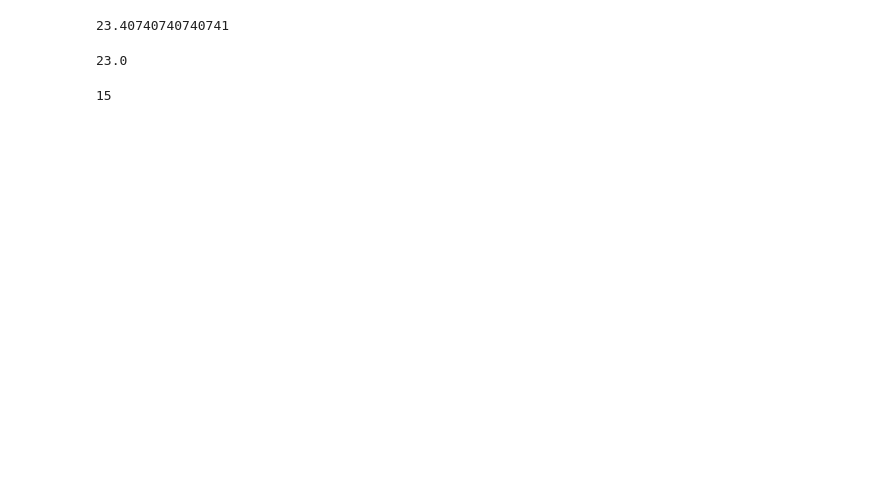
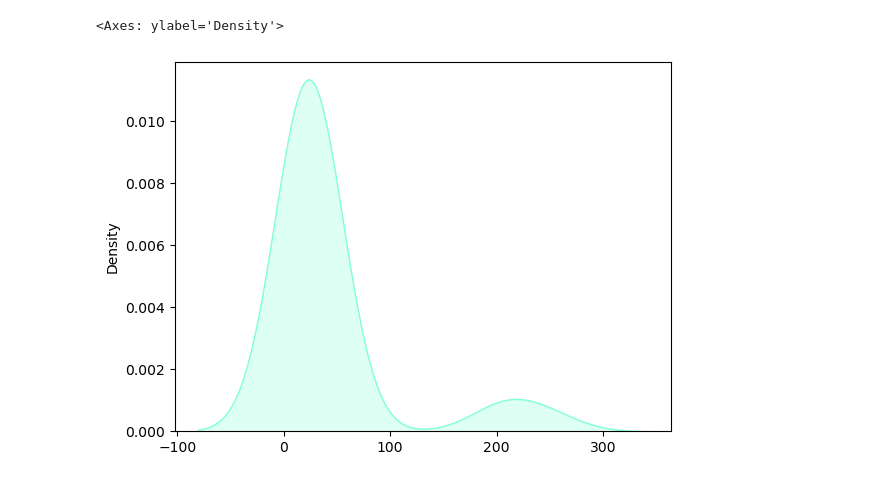
Before and after one commit to itsanishsingh/descriptive-statistics, a Jupyter notebook: desc_stats_using_oops.ipynb, the cells around one changed output. Cells and saved outputs as stored; diff of their text form; code cells hidden in the pictures; blank space fills up the shorter version.

```diff
--- a/desc_stats_using_oops.ipynb
+++ b/desc_stats_using_oops.ipynb
@@ -20,15 +104,8 @@ class DescriptiveStatistics:
 # %%
-data = [12, 14, 15, 15, 16, 17, 18, 19, 20, 21, 21, 22, 22, 23, 23, 24, 25, 26, 27, 28, 29, 30, 31, 32, 33, 34, 35]
+data = [12, 14, 15, 15, 16, 17, 18, 19, 20, 21, 21, 22, 22, 23, 23, 24, 25, 26, 27, 28, 29, 30, 31, 32, 33, 34, 35, 200, 215, 250]
 obj = DescriptiveStatistics(data)
-# %%
-obj.mean()
-# %% [output]
-23.40740740740741
-# %%
-obj.median()
-# %% [output]
-23.0
-# %%
-obj.mode()
-# %% [output]
-15
+# %%
+obj.plot_kde()
+# %% [output]
+<Axes: ylabel='Density'>
+[figure, added]
```
Also changed, not shown: parts of 7 cells of this notebook.
